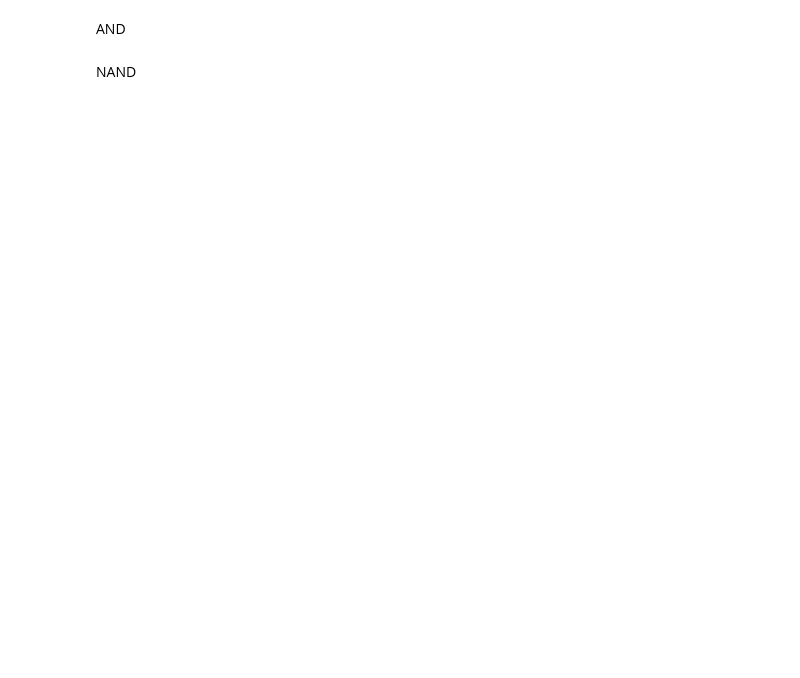
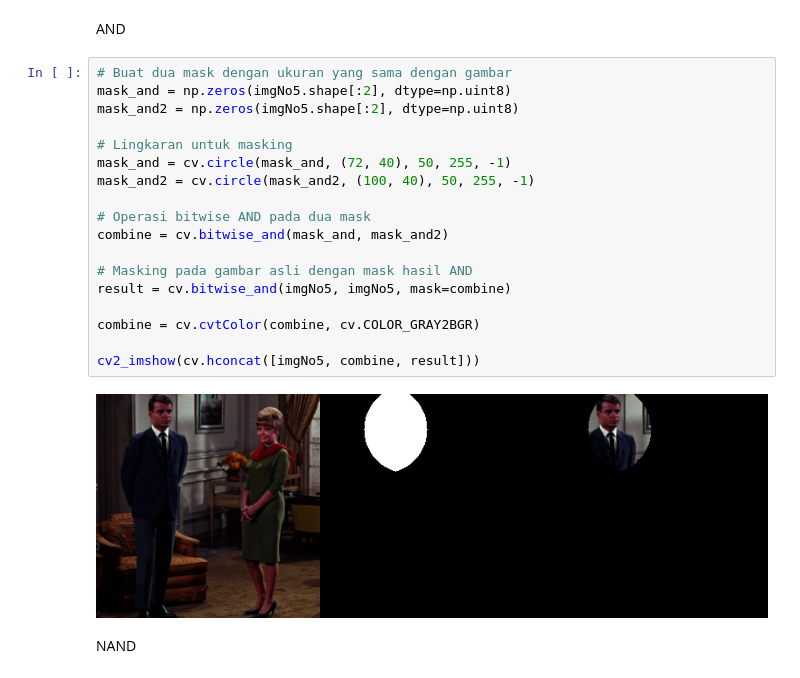
Before and after one commit to armand010/PCVK_Ganjil_2024, a Jupyter notebook: PCVK_Week_5_03.ipynb, the cells around one changed output. Saved outputs shown, nothing was run; the diff lists cells and outputs as text; blank space fills up the shorter version.

```diff
--- a/PCVK_Week_5_03.ipynb
+++ b/PCVK_Week_5_03.ipynb
@@ -208,4 +232,24 @@ OR
 # %% [markdown]
 AND
+# %%
+# Buat dua mask dengan ukuran yang sama dengan gambar
+mask_and = np.zeros(imgNo5.shape[:2], dtype=np.uint8)
+mask_and2 = np.zeros(imgNo5.shape[:2], dtype=np.uint8)
+
+# Lingkaran untuk masking
+mask_and = cv.circle(mask_and, (72, 40), 50, 255, -1)
+mask_and2 = cv.circle(mask_and2, (100, 40), 50, 255, -1)
+
+# Operasi bitwise AND pada dua mask
+combine = cv.bitwise_and(mask_and, mask_and2)
+
+# Masking pada gambar asli dengan mask hasil AND
+result = cv.bitwise_and(imgNo5, imgNo5, mask=combine)
+
+combine = cv.cvtColor(combine, cv.COLOR_GRAY2BGR)
+
+cv2_imshow(cv.hconcat([imgNo5, combine, result]))
+# %% [output]
+[figure, added]
 # %% [markdown]
 NAND
```
Also changed, not shown: parts of 7 cells of this notebook.
